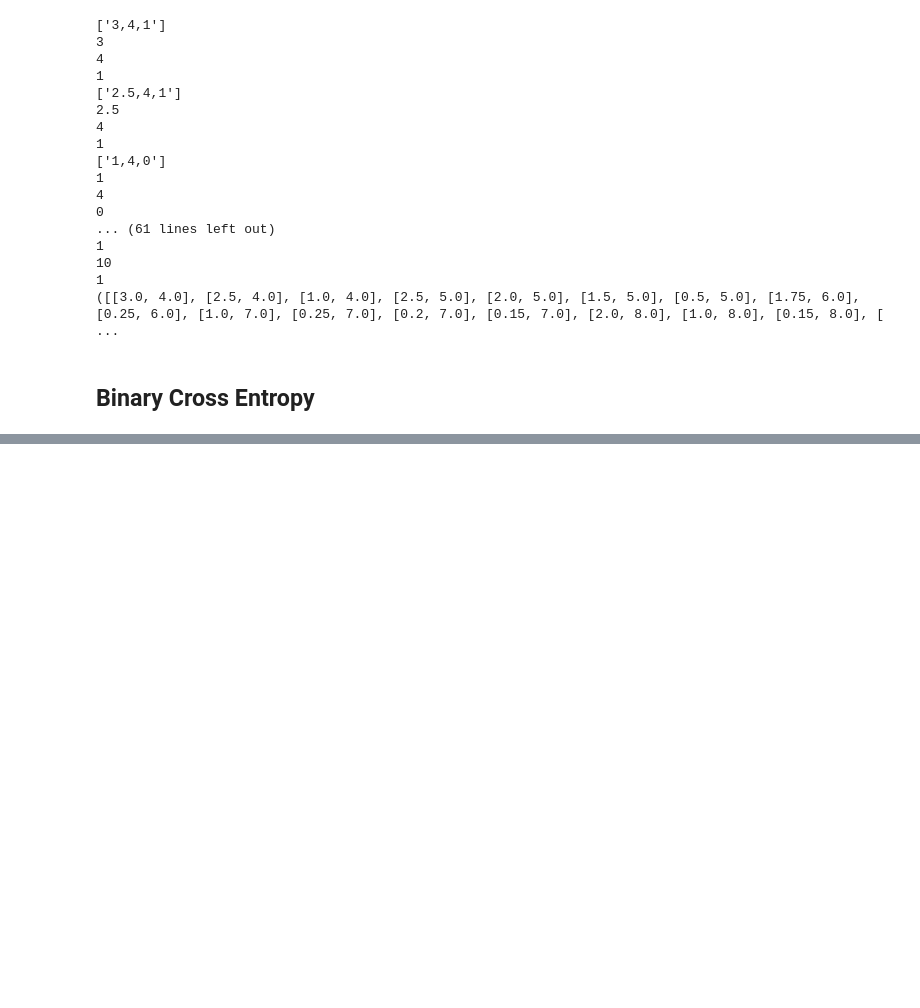
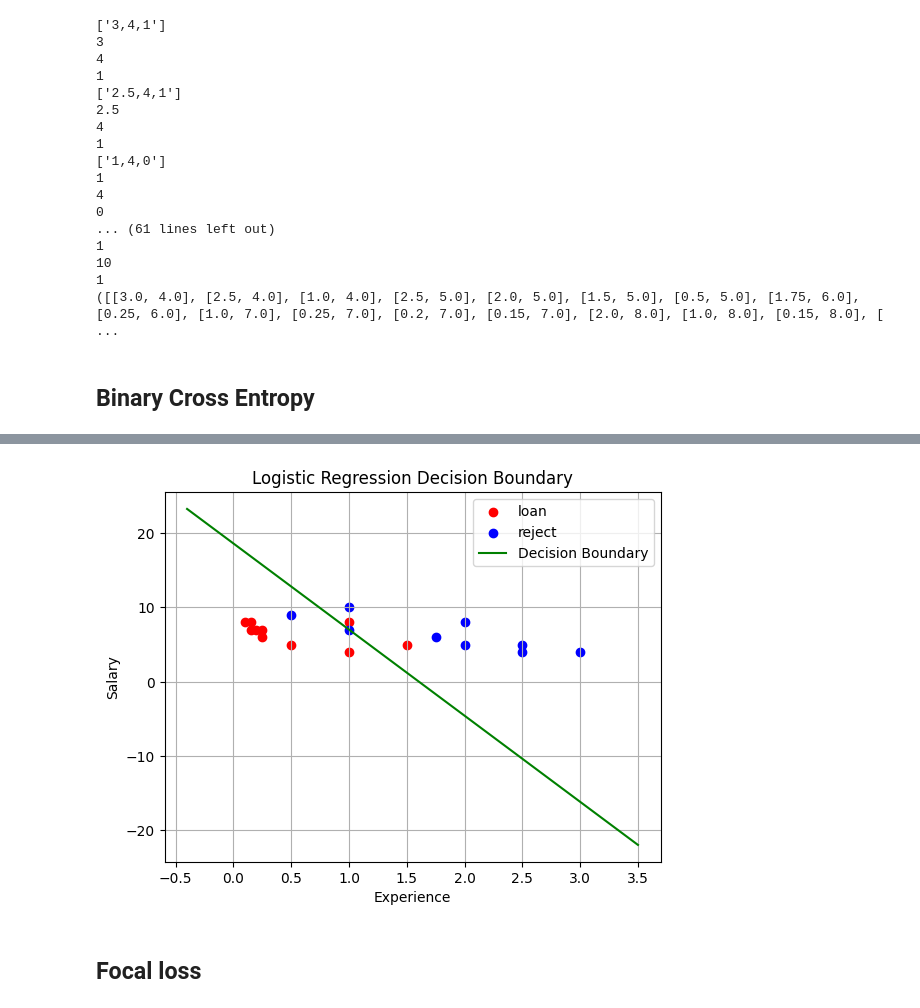
Before and after one commit to Spring317/dl2025, a Jupyter notebook: logistic_regression.ipynb, the cells around one changed output, grey strips where cells are left out. Cells and saved outputs as stored; diff of their text form; code cells hidden in the pictures; blank space fills up the shorter version.

```diff
--- a/logistic_regression.ipynb
+++ b/logistic_regression.ipynb
@@ -126,0 +118,28 @@ plt.plot(avg_loss)
+# %%
+
+def plot_decision_boundary(x_data, y_data, w0, w1, w2):
+
+    x0_class0 = [x[0] for x, y in zip(x_data, y_data) if y == 0]
+    x1_class0 = [x[1] for x, y in zip(x_data, y_data) if y == 0]
+    x0_class1 = [x[0] for x, y in zip(x_data, y_data) if y == 1]
+    x1_class1 = [x[1] for x, y in zip(x_data, y_data) if y == 1]
+
+    plt.scatter(x0_class0, x1_class0, color='red', label='loan')
+    plt.scatter(x0_class1, x1_class1, color='blue', label='reject')
+
+    x_range = [min(x[0] for x in x_data) - 0.5, max(x[0] for x in x_data) + 0.5]
+    y_boundary = [-(w1 * x + w0) / w2 for x in x_range]
+
+    plt.plot(x_range, y_boundary, color='green', label='Decision Boundary')
+
+    plt.xlabel('Experience')
+    plt.ylabel('Salary')
+    plt.legend()
+    plt.grid(True)
+    plt.title('Logistic Regression Decision Boundary')
+    plt.show()
+plot_decision_boundary(x, y, w0, w1, w2)
+# %% [output]
+[figure, added]
+# %% [markdown]
+## Focal loss
```
Also changed, not shown: parts of 9 cells of this notebook.
